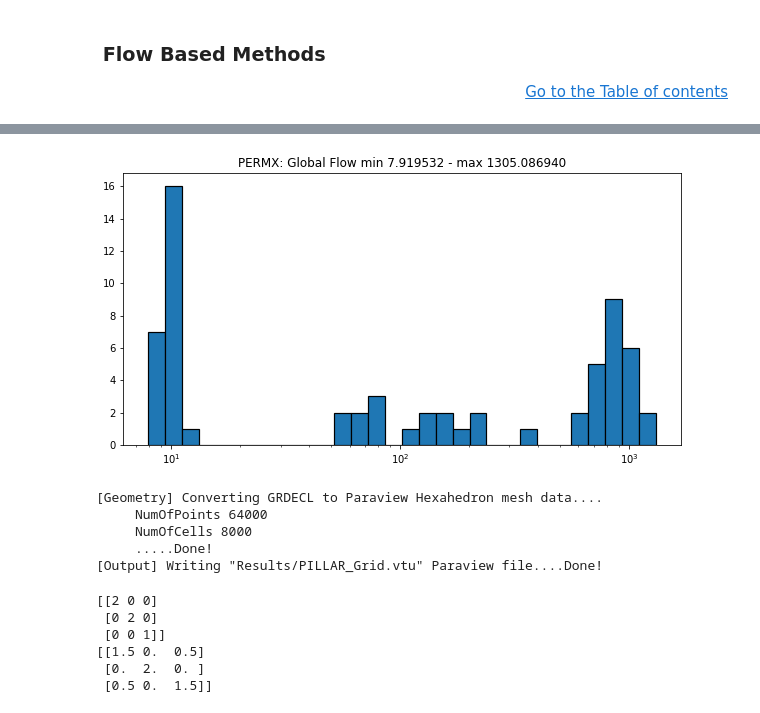
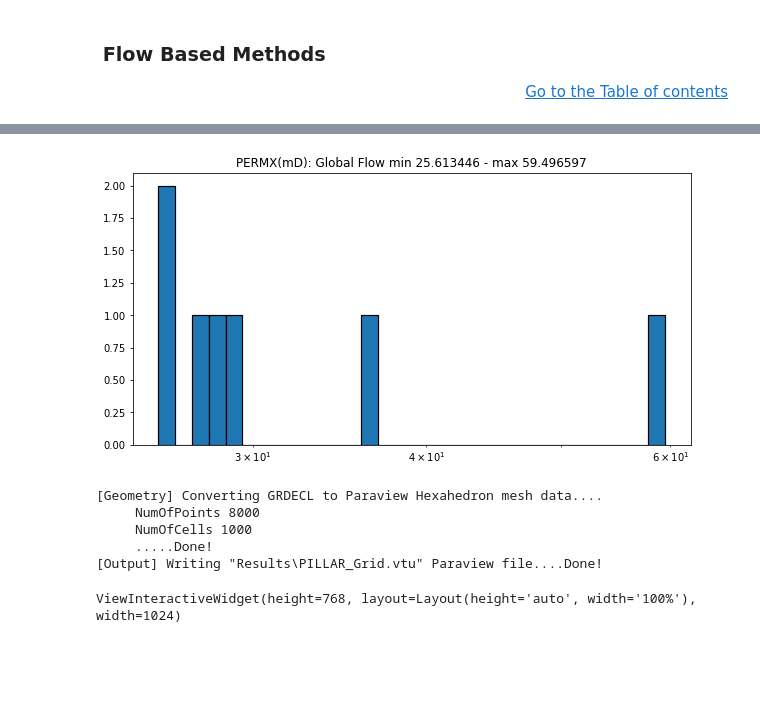
Before and after one commit to BinWang0213/PyGRDECL, a Jupyter notebook: Upscaling_Simplecrdecl.ipynb, the cells around one changed output, grey strips where cells are left out. Saved outputs shown, nothing was run; the diff lists cells and outputs as text; code cells hidden in the pictures; blank space fills up the shorter version.

```diff
--- a/Upscaling_Simplecrdecl.ipynb
+++ b/Upscaling_Simplecrdecl.ipynb
@@ -82,7 +82,7 @@ from utils import *
 physDims=[2000.,1000.,500.]
 
 # 1.2 Set model grid dimensions in gridDims
-Nx=30;  Ny=Nx;  Nz=Nx
+Nx=10;  Ny=Nx;  Nz=Nx
 gridDims=[Nx,Ny,Nz]
 
 # 1.3 Set corner point grid options: Disturbed pillars, Flat Grid, Fault
@@ -265,51 +261,19 @@ Model.plot_streamlines(notebook=False).show()
 # %%
 # 3.3 Upscaling
 Model.Upscaler.nlayer=0
 Model.Upscaler.Lin_BC=False
 Model.Upscale_Perm('TPFA_glob')
 
 # 3.3 Compute Pressure for coarse model
 Model2.compute_TPFA_Pressure(Press_inj=1,direction="ijk",Fault_opt=opt )
 # # Model.two_plots_scalar("Pressure").show(False)
 # Model2.plot_scalar("Pressure").show()
-Model.plot_streamlines(notebook=False).show()
+Model.plot_streamlines(notebook=True, scalar="V").show()
 # %% [output]
-[figure, old version]
+[figure, new version]
 [Geometry] Converting GRDECL to Paraview Hexahedron mesh data....
-     NumOfPoints 64000
-     NumOfCells 8000
+     NumOfPoints 8000
+     NumOfCells 1000
      .....Done!
-[Output] Writing "Results/PILLAR_Grid.vtu" Paraview file....Done!
+[Output] Writing "Results\PILLAR_Grid.vtu" Paraview file....Done!
+ViewInteractiveWidget(height=768, layout=Layout(height='auto', width='100%'), width=1024)
-# %%
-from math import cos, sin
-def mat_rot(theta:float)->float:
-    # Defines rotation matrix in X,Z plane
-    theta *= np.pi/180 #rad
-    Mat_Rot=np.zeros((3,3),dtype=float)
-    Mat_Rot[1,1] =  1. # No rotation in Y axis
-
-    Mat_Rot[0,0] = Mat_Rot[2,2] = cos(theta)
-    Mat_Rot[2,0] = Mat_Rot[0,2] = sin(theta)
-    Mat_Rot[0,2] *= -1.
-    return np.matrix(Mat_Rot)
-
-def rotate_tensor(M,theta):
-    # Transform diagonal tensor in rotated basis to tensor in canonical basis
-    # M : Matrix in rotated basis
-    # theta : rotation angle
-    P     = mat_rot(theta) # basis change matrix
-    P_inv = np.transpose(P)
-    return np.matrix(P)*np.matrix(M)*np.matrix(P_inv)
-
-Tensor=np.diag([2,2,1])
-print(Tensor)
-
-theta=45
-print(rotate_tensor(Tensor,theta))
-# %% [output]
-[[2 0 0]
- [0 2 0]
- [0 0 1]]
-[[1.5 0.  0.5]
- [0.  2.  0. ]
- [0.5 0.  1.5]]
```
Also changed, not shown: parts of 7 cells of this notebook, 4 other files.
